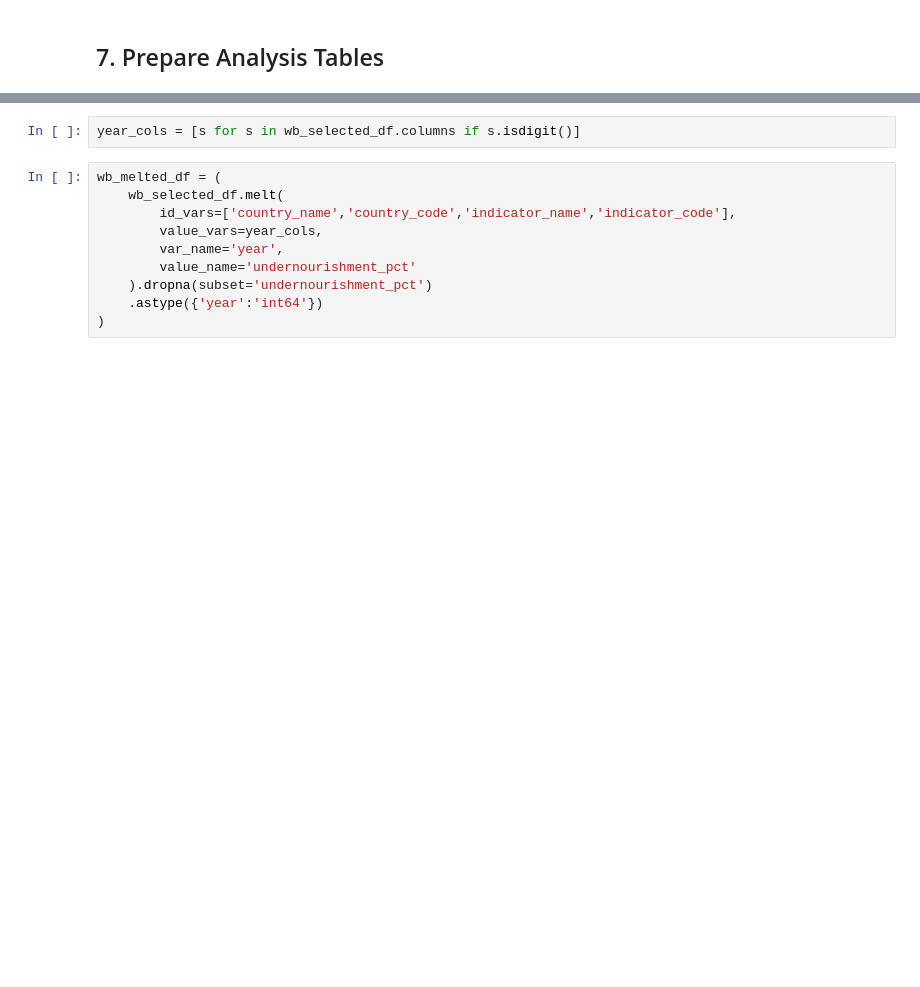
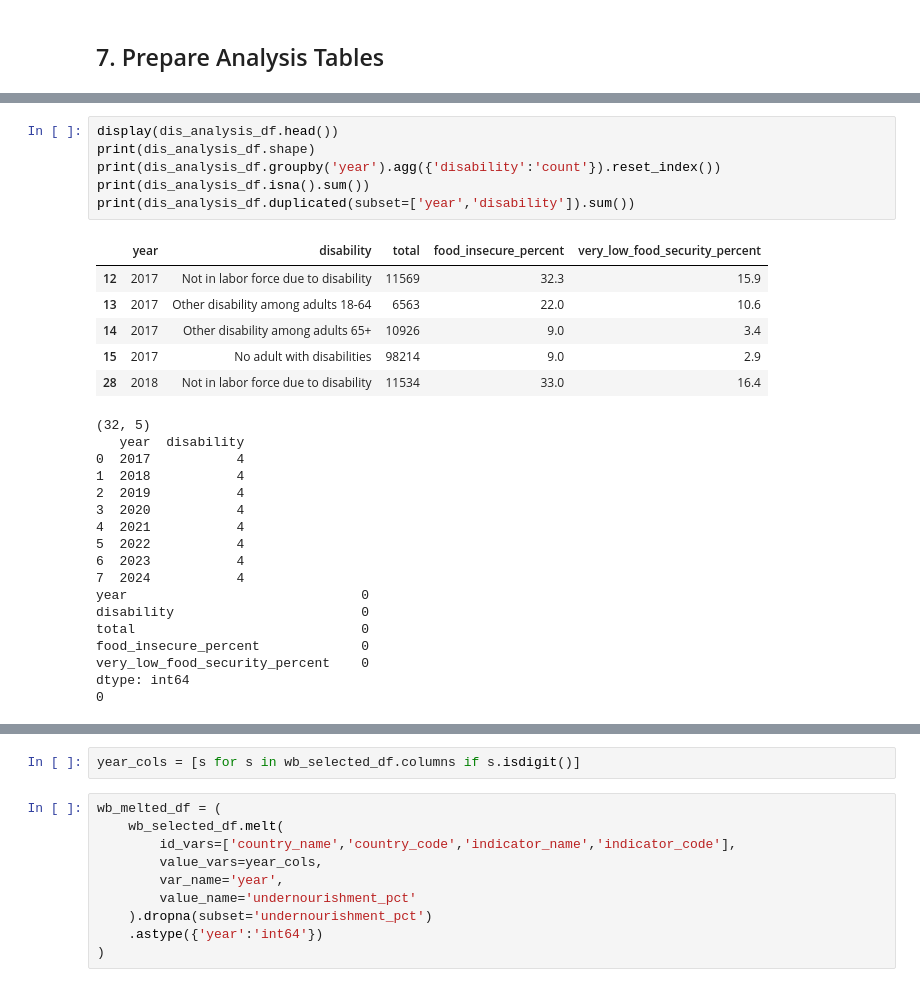
Before and after one commit to MichaelBujard/notebook-portfolio-project-0, a Jupyter notebook: notebooks/food_insecurity_analysis.ipynb, the cells around one changed output, grey strips where cells are left out. Cells and saved outputs as stored; diff of their text form; blank space fills up the shorter version.

```diff
--- a/notebooks/food_insecurity_analysis.ipynb
+++ b/notebooks/food_insecurity_analysis.ipynb
@@ -1555,0 +1297,30 @@ dtype: int64
+# %%
+display(dis_analysis_df.head())
+print(dis_analysis_df.shape)
+print(dis_analysis_df.groupby('year').agg({'disability':'count'}).reset_index())
+print(dis_analysis_df.isna().sum())
+print(dis_analysis_df.duplicated(subset=['year','disability']).sum())
+# %% [output]
+|  | year | disability | total | food_insecure_percent | very_low_food_security_percent |
+| 12 | 2017 | Not in labor force due to disability | 11569 | 32.3 | 15.9 |
+| 13 | 2017 | Other disability among adults 18-64 | 6563 | 22.0 | 10.6 |
+| 14 | 2017 | Other disability among adults 65+ | 10926 | 9.0 | 3.4 |
+| 15 | 2017 | No adult with disabilities | 98214 | 9.0 | 2.9 |
+| 28 | 2018 | Not in labor force due to disability | 11534 | 33.0 | 16.4 |
+(32, 5)
+   year  disability
+0  2017           4
+1  2018           4
+2  2019           4
+3  2020           4
+4  2021           4
+5  2022           4
+6  2023           4
+7  2024           4
+year                              0
+disability                        0
+total                             0
+food_insecure_percent             0
+very_low_food_security_percent    0
+dtype: int64
+0
```
Also changed, not shown: parts of 93 cells of this notebook, 1 other file.
